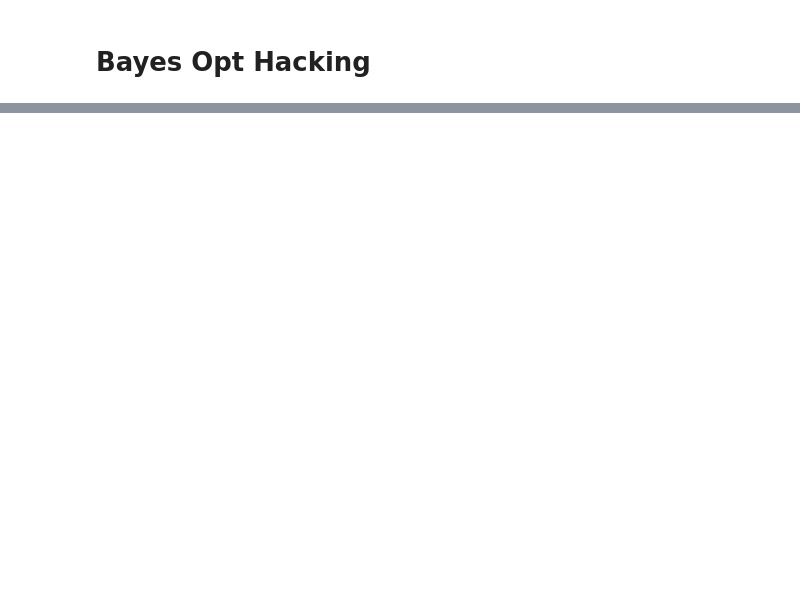
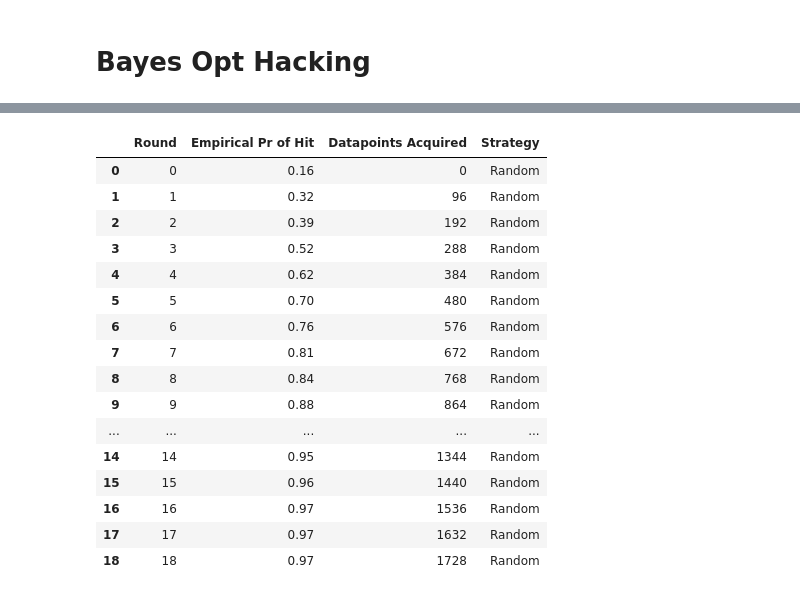
Before and after one commit to choderalab/pinot, a Jupyter notebook: scripts/active/bo_hacking.ipynb, the cells around one changed output, grey strips where cells are left out. Cells and saved outputs as stored; diff of their text form; code cells hidden in the pictures; blank space fills up the shorter version.

```diff
--- a/scripts/active/bo_hacking.ipynb
+++ b/scripts/active/bo_hacking.ipynb
@@ -97,0 +121,34 @@ best_df.to_csv('Random_best.csv')
+# %%
+best = pd.DataFrame(samples)
+prob_hits = []
+for r in range(num_rounds-1):
+    round_best_hits = (best.query(f'Round == {r}')['Best Value'] > 0.9)
+    prob_find_hit = round_best_hits.sum() / len(round_best_hits)
+    prob_hits.append(
+        {
+            'Round': r,
+            'Empirical Pr of Hit': prob_find_hit,
+            'Datapoints Acquired': r*96,
+            'Strategy': 'Random'
+        }
+    )
+# %%
+pd.DataFrame(prob_hits)
+# %% [output]
+|  | Round | Empirical Pr of Hit | Datapoints Acquired | Strategy |
+| 0 | 0 | 0.16 | 0 | Random |
+| 1 | 1 | 0.32 | 96 | Random |
+| 2 | 2 | 0.39 | 192 | Random |
+| 3 | 3 | 0.52 | 288 | Random |
+| 4 | 4 | 0.62 | 384 | Random |
+| 5 | 5 | 0.70 | 480 | Random |
+| 6 | 6 | 0.76 | 576 | Random |
+| 7 | 7 | 0.81 | 672 | Random |
+| 8 | 8 | 0.84 | 768 | Random |
+| 9 | 9 | 0.88 | 864 | Random |
+| ... | ... | ... | ... | ... |
+| 14 | 14 | 0.95 | 1344 | Random |
+| 15 | 15 | 0.96 | 1440 | Random |
+| 16 | 16 | 0.97 | 1536 | Random |
+| 17 | 17 | 0.97 | 1632 | Random |
+| 18 | 18 | 0.97 | 1728 | Random |
```
Also changed, not shown: parts of 11 cells of this notebook, 6 other files.
